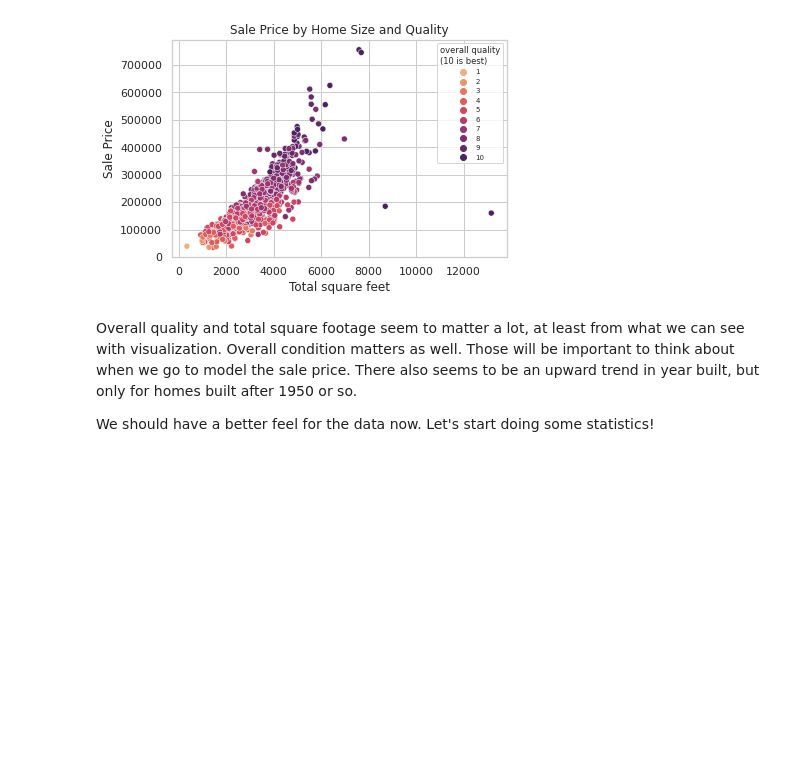
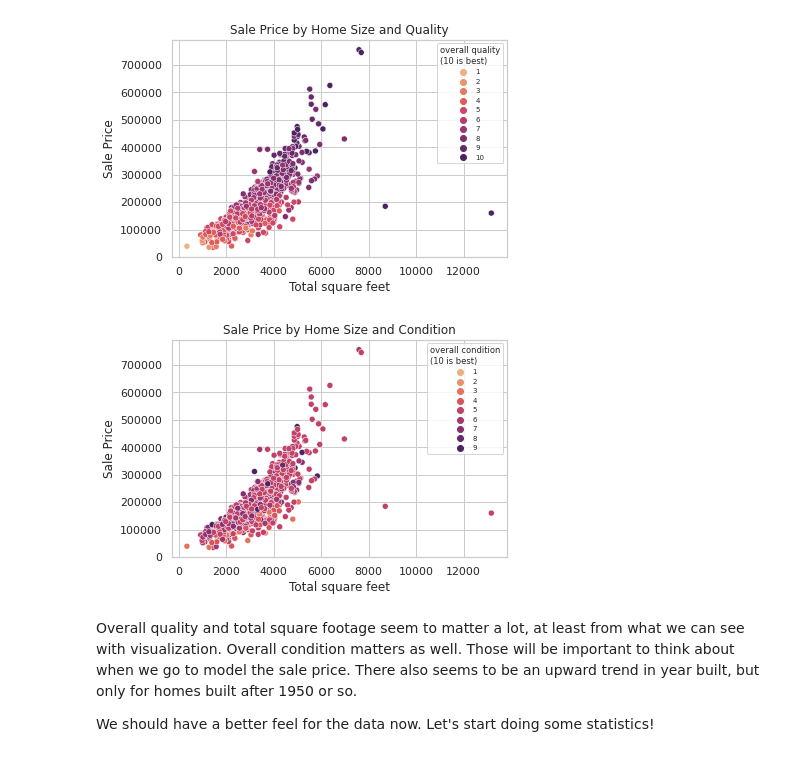
Before and after one commit to amjcosta/Kaggle, a Jupyter notebook: house_price_prediction/housing_price_prediction.ipynb, the cells around one changed output. Cells and saved outputs as stored; diff of their text form; code cells hidden in the pictures; blank space fills up the shorter version.

Commit message:
added a chart

```diff
--- a/house_price_prediction/housing_price_prediction.ipynb
+++ b/house_price_prediction/housing_price_prediction.ipynb
@@ -524,6 +524,16 @@ plt.legend(loc='upper right', title='overall quality\n(10 is best)', fontsize='x
 plt.show()
 # %% [output]
 [figure]
+# %%
+sns.set_style('whitegrid')
+sns.scatterplot(x='TotalSF', y='SalePrice', hue='OverallCond', data=df, legend='full', palette='flare')
+plt.title('Sale Price by Home Size and Condition')
+plt.xlabel('Total square feet')
+plt.ylabel('Sale Price')
+plt.legend(loc='upper right', title='overall condition\n(10 is best)', fontsize='xx-small', title_fontsize='x-small')
+plt.show()
+# %% [output]
+[figure, added]
 # %% [markdown]
 Overall quality and total square footage seem to matter a lot, at least from what we can see with visualization. Overall condition matters as well. Those will be important to think about when we go to model the sale price. There also seems to be an upward trend in year built, but only for homes built after 1950 or so.
 
```
Also changed, not shown: parts of 1 cell of this notebook.
